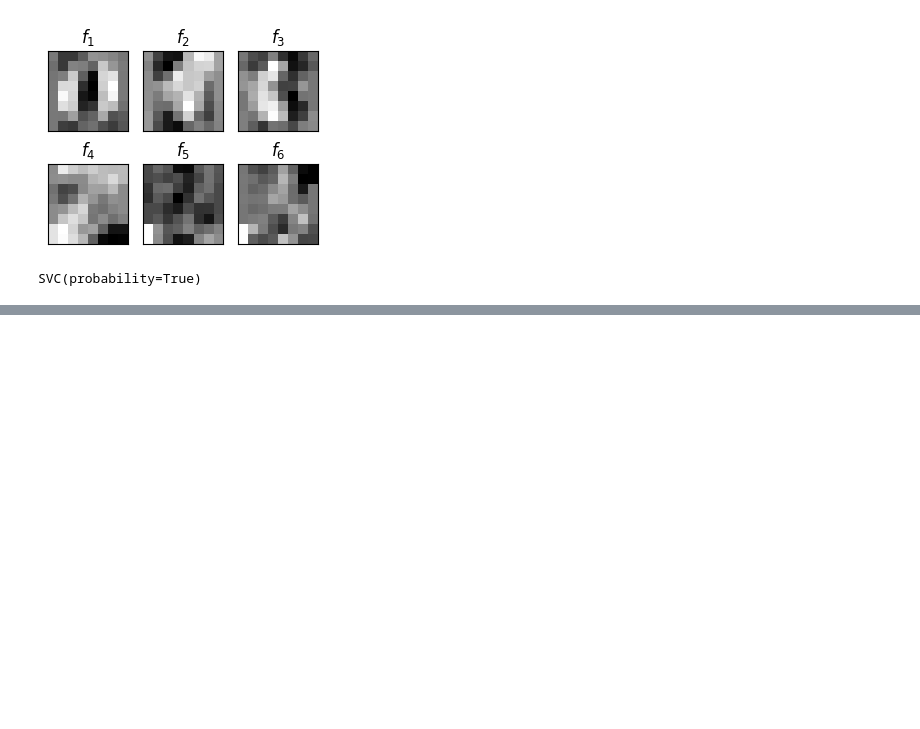
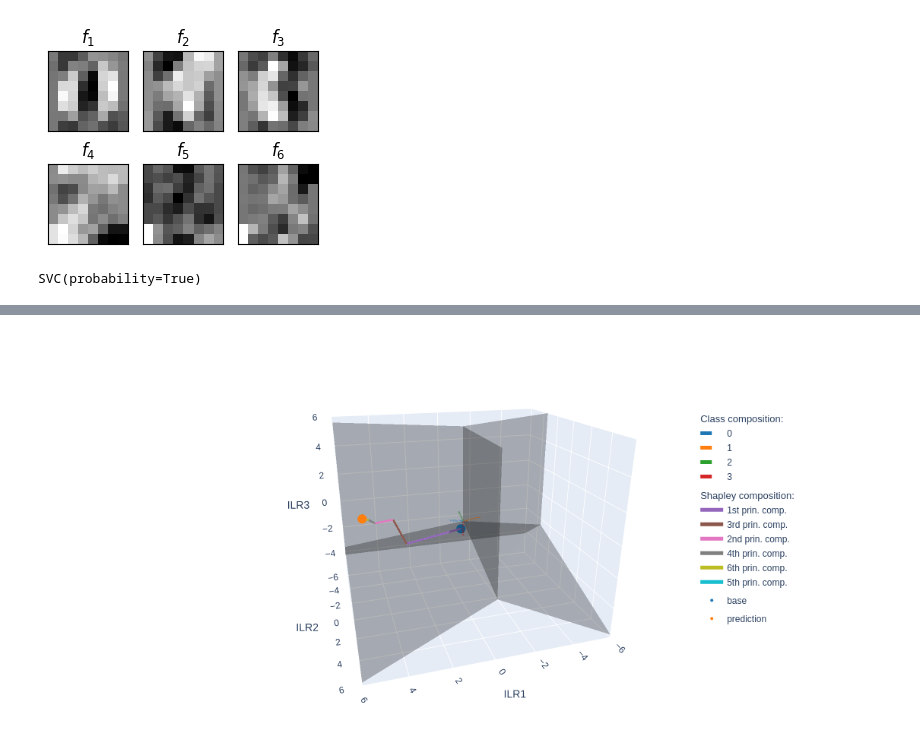
Before and after one commit to shapley-composition/ecai-2024-code-and-exp, a Jupyter notebook: 4classes_example.ipynb, the cells around one changed output, grey strips where cells are left out. Saved outputs shown, nothing was run; the diff lists cells and outputs as text; code cells hidden in the pictures; blank space fills up the shorter version.

```diff
--- a/4classes_example.ipynb
+++ b/4classes_example.ipynb
@@ -128,3 +127,15 @@ fig.write_image(os.path.join(out_dir, 'ex_eq4_ilrplotsum.pdf'))
+# %%
+#adjust visulisation angle
+
+camera = dict(
+    eye=dict(x=0.6, y=2, z=0.8)
+)
+fig.update_layout(scene_camera=camera, legend_tracegroupgap=5, legend = dict(font = dict(size = 12)))
+fig.show()
+
+fig.write_image(os.path.join(out_dir, 'ex_eq4_ilrplotsum.pdf'), scale=1.5)
+# %% [output]
+[figure, added]
 # %%
 #Plot the Shapley compositions as histograms
 
```
Also changed, not shown: parts of 5 cells of this notebook, 1 other file.
